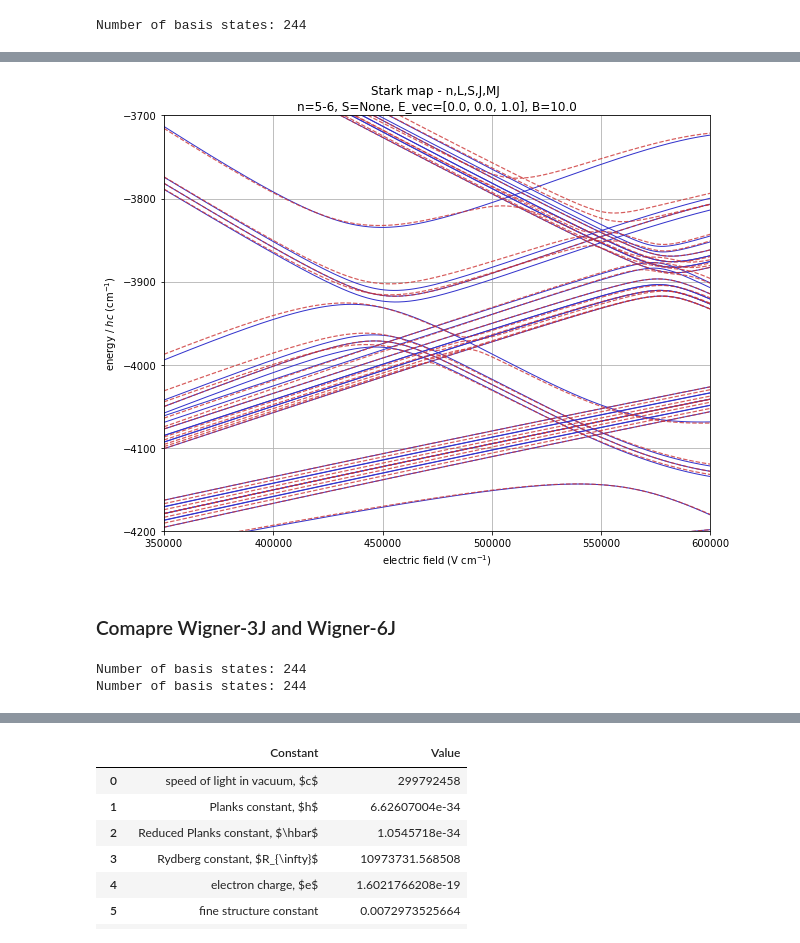
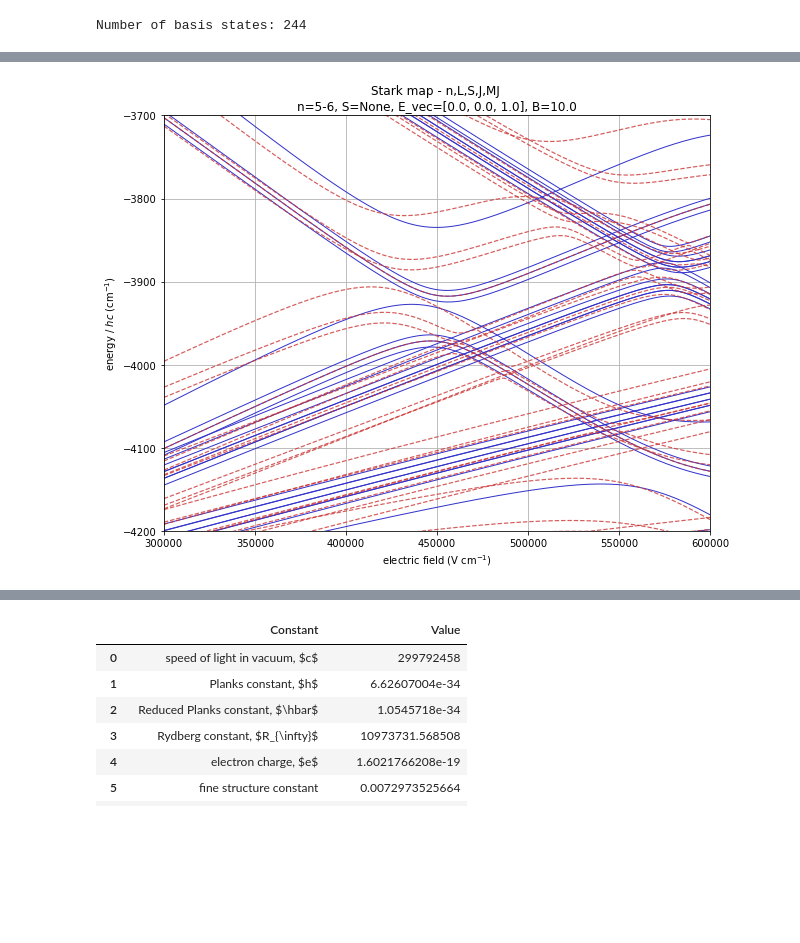
Before and after one commit to aa-morgan/helium-stark-FS, a Jupyter notebook: notebooks/Stark map - n,L,S,J,MJ - parallel fields.ipynb, the cells around one changed output, grey strips where cells are left out. Drawn from its saved outputs; the diff is of its cells as text; code cells hidden in the pictures; blank space fills up the shorter version.

Commit message:
Fixed bug in the singlet-triplet calculation

```diff
--- a/notebooks/Stark map - n,L,S,J,MJ - parallel fields.ipynb
+++ b/notebooks/Stark map - n,L,S,J,MJ - parallel fields.ipynb
@@ -31,6 +31,6 @@ mpl.rcParams['axes.formatter.useoffset'] = False
 n_min = 20
 n_max = 21
 S = None
-mat0 = Hamiltonian(n_min=n_min, n_max=n_max, S=S, MJ_max=2)
+mat0 = Hamiltonian(n_min=n_min, n_max=n_max, S=S, MJ_max=None)
 print('Number of basis states:', '%d'%mat0.num_states)
 # %% [output]
@@ -39,22 +39,19 @@ Number of basis states: 768
 # calculate Stark map
 Bfield=0.1
 Efield_vec=[0.0,0.0,1.0]
-stark_method='6j'
-Efield = np.linspace(4.5*10**2, 6.0*10**2, 101) # V /cm
+Efield = np.linspace(4.5*10**2, 6.0*10**2, 31) # V /cm
 sm0 = mat0.stark_map(Efield*1e2, Bfield=Bfield,
                      Efield_vec=Efield_vec,
-                     stark_method=stark_method,
                      singlet_triplet_coupling=False,
                      cache_matrices=True,
-                     load_matrices=True,
+                     load_matrices=False,
                      save_matrices=True,
                      matrices_dir='./saved_matrices/')
 sm1 = mat0.stark_map(Efield*1e2, Bfield=Bfield,
                      Efield_vec=Efield_vec,
-                     stark_method=stark_method,
                      singlet_triplet_coupling=True,
                      cache_matrices=True,
-                     load_matrices=True,
+                     load_matrices=False,
                      save_matrices=True,
                      matrices_dir='./saved_matrices/')
 # %% [output]
@@ -116,17 +99,20 @@ Number of basis states: 244
 # calculate Stark map
 Bfield=10.0
 Efield_vec=[0.0,0.0,1.0]
-stark_method='6j'
-zeeman_method='hsfs'
-Efield = np.linspace(3.5*10**5, 6.0*10**5, 501) # V /cm
+Efield = np.linspace(3.0*10**5, 6.0*10**5, 501) # V /cm
 sm0 = mat0.stark_map(Efield*1e2, Bfield=Bfield,
                      Efield_vec=Efield_vec,
-                     stark_method=stark_method,
-                     zeeman_method=zeeman_method)
+                     singlet_triplet_coupling=False,
+                     cache_matrices=True,
+                     load_matrices=False,
+                     save_matrices=True,
+                     matrices_dir='./saved_matrices/')
 sm1 = mat0.stark_map(Efield*1e2, Bfield=Bfield,
                      Efield_vec=Efield_vec,
-                     stark_method=stark_method,
-                     zeeman_method=zeeman_method,
-                     singlet_triplet_coupling=True)
+                     singlet_triplet_coupling=True,
+                     cache_matrices=True,
+                     load_matrices=False,
+                     save_matrices=True,
+                     matrices_dir='./saved_matrices/')
 # %% [output]
 Field orientation: parallel
@@ -139,46 +125,27 @@ mat_s sum:  5787.42494082
 # %%
 fig, ax = plt.subplots(figsize=(9, 7))
 
-# plot
-#MJ = 0
 indexes = range(mat0.num_states)
-#indexes = [i for i, state in enumerate(mat0.basis) if state.L==state.J]
-#indexes = mat0.where('J', 11)
 for ix in indexes:
     ax.plot(Efield, sm0[:, ix] / (100*h*c*mu_me), ls='-', lw=1.0, alpha=1, c=(0.2, 0.2, 0.8))
-#MJ = 1
-#
+
 indexes = range(mat0.num_states)
 for ix in indexes:
     ax.plot(Efield, sm1[:, ix] / (100*h*c*mu_me), ls='--', lw=1.2, alpha=0.8, c=(0.8, 0.2, 0.2))
 
 # format
 ax.set_xlabel('electric field (V cm$^{-1}$)')
 ax.set_ylabel('energy / $h c$ (cm$^{-1}$)')
-ax.set_xlim(350000, 600000)
+ax.set_xlim(300000, 600000)
 ax.set_ylim(-4200, -3700)
 
 # output
 plt.grid()
 plt.title('Stark map - n,L,S,J,MJ \n' + \
           'n='+str(n_min)+'-'+str(n_max)+ ', ' + \
           'S=' + str(S) + ', ' + \
           'E_vec='+str(Efield_vec) + ', ' + \
           'B='+str(Bfield))
 plt.tight_layout()
 # %% [output]
-[figure, old version]
+[figure, new version]
-# %% [markdown]
-### Comapre Wigner-3J and Wigner-6J
-# %%
-# construct matrix
-n_min = 5
-n_max = 6
-S = None
-mat0 = Hamiltonian(n_min=n_min, n_max=n_max, S=S, MJ_max=None)
-print('Number of basis states:', '%d'%mat0.num_states)
-mat1 = Hamiltonian(n_min=n_min, n_max=n_max, S=S, MJ_max=None)
-print('Number of basis states:', '%d'%mat1.num_states)
-# %% [output]
-Number of basis states: 244
-Number of basis states: 244
```
Also changed, not shown: parts of 7 cells of this notebook, 4 other files.
